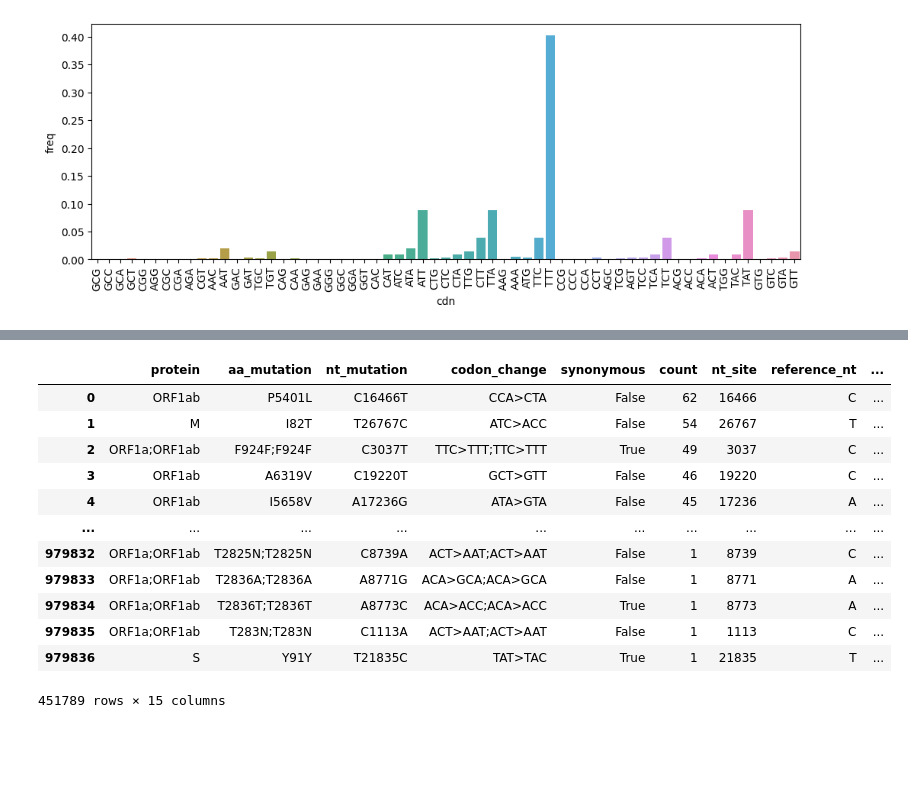
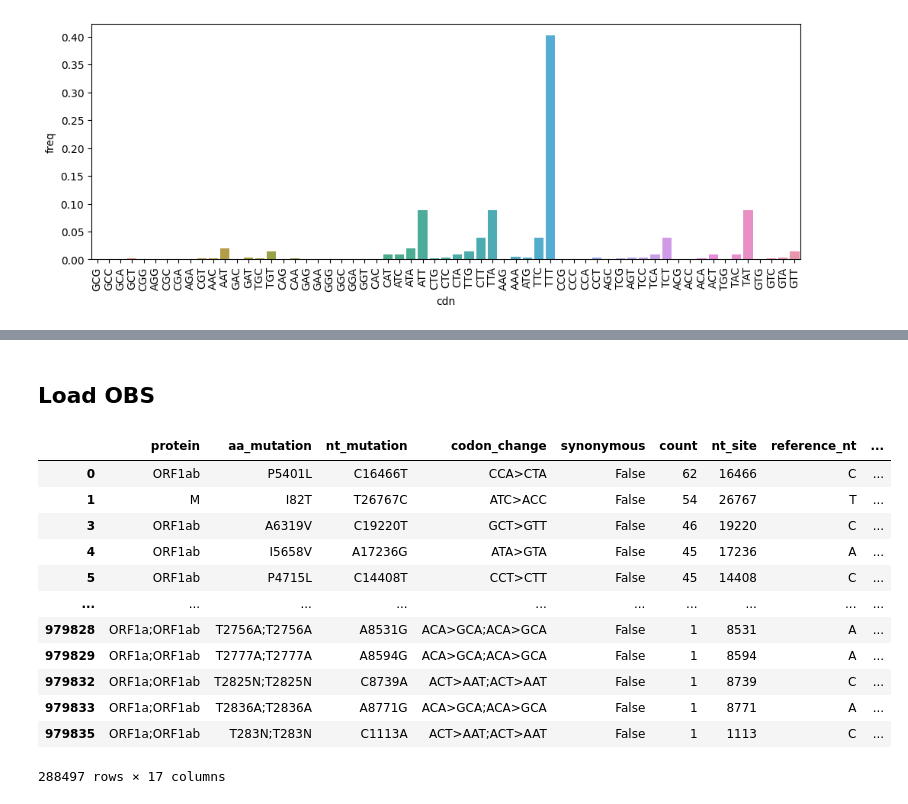
Before and after one commit to mitoclub/RNAViralMutSpec, a Jupyter notebook: sars-cov-2_aa_subst/process.ipynb, the cells around one changed output, grey strips where cells are left out. Drawn from its saved outputs; the diff is of its cells as text; code cells hidden in the pictures; blank space fills up the shorter version.

```diff
--- a/sars-cov-2_aa_subst/process.ipynb
+++ b/sars-cov-2_aa_subst/process.ipynb
@@ -120,20 +132,31 @@ eq_freqs_aa
+# %% [markdown]
+## Load OBS
 # %%
 # https://media.githubusercontent.com/media/jbloomlab/SARS2-mut-spectrum/refs/heads/main/results/mutation_counts/aggregated.csv
 obs = pd.read_csv('data/aggregated.csv')
-obs = obs[(obs.subset == 'all') & (obs['exclude'] == False) & (~obs.protein.isin(['ORF7a;ORF7b', 'ORF1a;ORF1ab;ORF1ab']))]
-# obs['Mut'] = obs['mut_type'].str.replace('to', '>')
+obs = obs[(obs['subset'] == 'all') & (obs['synonymous'] == False) & (obs['exclude'] == False)]
+
+def _same_aa_mut(aa_mutation: str):
+    variants = aa_mutation.split(';')
+    return variants.count(variants[0]) == len(variants)
+obs = obs[obs.aa_mutation.apply(_same_aa_mut)]
+obs['aa1'] = obs['aa_mutation'].str[0]
+obs['aa2'] = obs['aa_mutation'].str[-1]
+# # obs['Mut'] = obs['mut_type'].str.replace('to', '>')
+# same as in the paper table
+# obs[obs.four_fold_degenerate].groupby('clade')['count'].sum().sort_index()
 obs
 # %% [output]
 |  | protein | aa_mutation | nt_mutation | codon_change | synonymous | count | nt_site | reference_nt | ... |
 | 0 | ORF1ab | P5401L | C16466T | CCA>CTA | False | 62 | 16466 | C | ... |
 | 1 | M | I82T | T26767C | ATC>ACC | False | 54 | 26767 | T | ... |
-| 2 | ORF1a;ORF1ab | F924F;F924F | C3037T | TTC>TTT;TTC>TTT | True | 49 | 3037 | C | ... |
 | 3 | ORF1ab | A6319V | C19220T | GCT>GTT | False | 46 | 19220 | C | ... |
 | 4 | ORF1ab | I5658V | A17236G | ATA>GTA | False | 45 | 17236 | A | ... |
+| 5 | ORF1ab | P4715L | C14408T | CCT>CTT | False | 45 | 14408 | C | ... |
 | ... | ... | ... | ... | ... | ... | ... | ... | ... | ... |
+| 979828 | ORF1a;ORF1ab | T2756A;T2756A | A8531G | ACA>GCA;ACA>GCA | False | 1 | 8531 | A | ... |
+| 979829 | ORF1a;ORF1ab | T2777A;T2777A | A8594G | ACA>GCA;ACA>GCA | False | 1 | 8594 | A | ... |
 | 979832 | ORF1a;ORF1ab | T2825N;T2825N | C8739A | ACT>AAT;ACT>AAT | False | 1 | 8739 | C | ... |
 | 979833 | ORF1a;ORF1ab | T2836A;T2836A | A8771G | ACA>GCA;ACA>GCA | False | 1 | 8771 | A | ... |
-| 979834 | ORF1a;ORF1ab | T2836T;T2836T | A8773C | ACA>ACC;ACA>ACC | True | 1 | 8773 | A | ... |
 | 979835 | ORF1a;ORF1ab | T283N;T283N | C1113A | ACT>AAT;ACT>AAT | False | 1 | 1113 | C | ... |
-| 979836 | S | Y91Y | T21835C | TAT>TAC | True | 1 | 21835 | T | ... |
-451789 rows × 15 columns
+288497 rows × 17 columns
```
Also changed, not shown: parts of 26 cells of this notebook, 3 other files.
